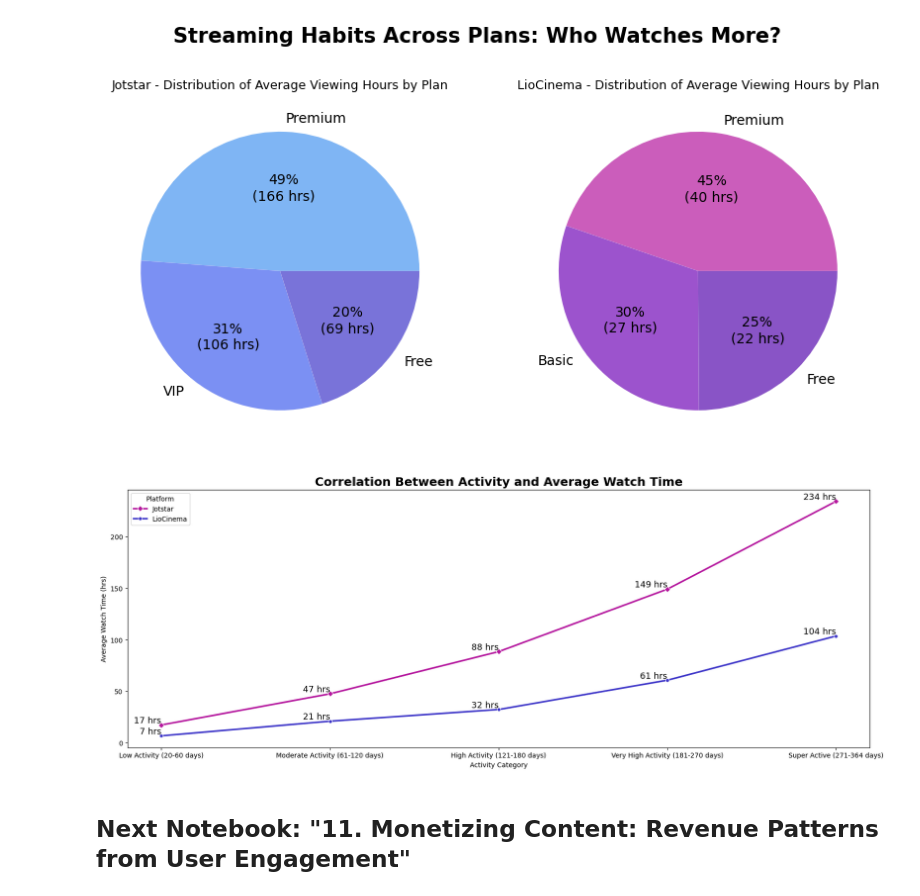
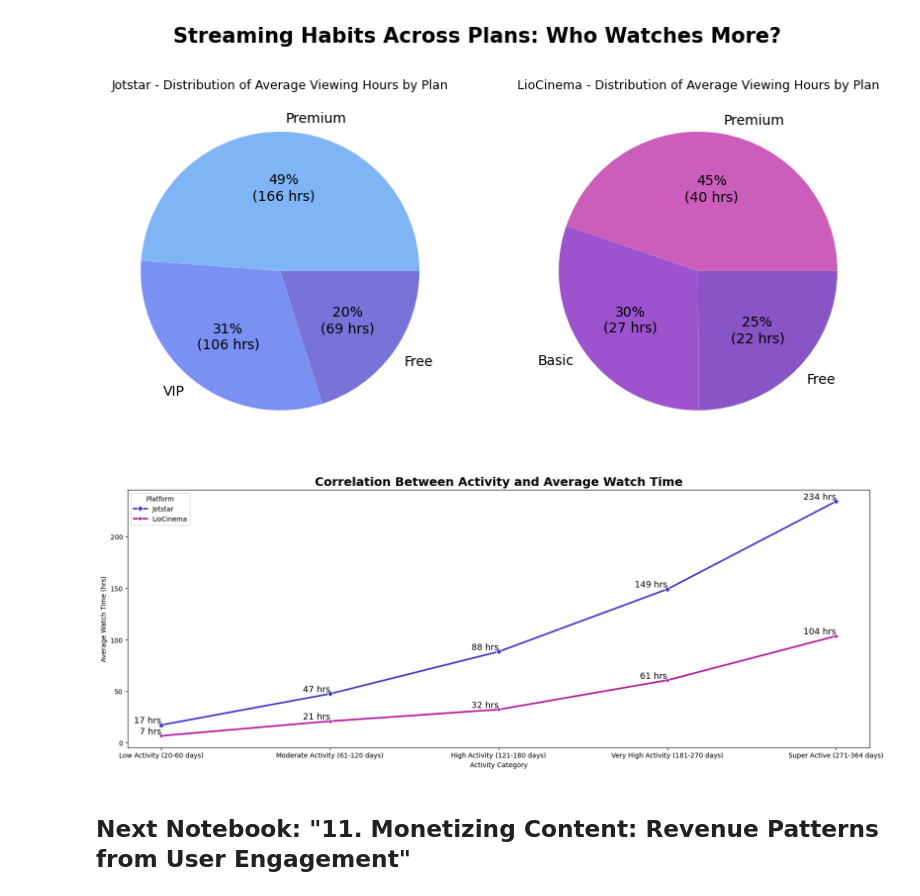
Before and after one commit to jarsheenkaur/Codebasics-Resume-Projects, a Jupyter notebook: Challenge #14 - LioJotstar (Insights for Post-Merger Growth)/LioJotstar Merger - Data Analysis with Python for Strategic Optimization/10. Streaming Insights.ipynb, the cells around one changed output. Cells and saved outputs as stored; diff of their text form; code cells hidden in the pictures.

Commit message:
Add files via upload
Slight Corrections in Plots.

```diff
--- a/Challenge #14 - LioJotstar (Insights for Post-Merger Growth)/LioJotstar Merger - Data Analysis with Python for Strategic Optimization/10. Streaming Insights.ipynb
+++ b/Challenge #14 - LioJotstar (Insights for Post-Merger Growth)/LioJotstar Merger - Data Analysis with Python for Strategic Optimization/10. Streaming Insights.ipynb
@@ -215,34 +215,34 @@ def categorize_activity(days_of_activity):
 
 jotstar_temp_df = get_correlation(jotstar_subscribers_df, jotstar_content_consumption_df)
 jotstar_temp_df['Activity Category'] = jotstar_temp_df['Total Days of Activity'].apply(categorize_activity)
 jotstar_temp_df['Platform'] = "Jotstar"
 liocinema_temp_df = get_correlation(liocinema_subscribers_df, liocinema_content_consumption_df)
 liocinema_temp_df['Activity Category'] = liocinema_temp_df['Total Days of Activity'].apply(categorize_activity)
 liocinema_temp_df['Platform'] = "LioCinema"
 merged_df = pd.concat([jotstar_temp_df, liocinema_temp_df])
 
 category_order = [
     "Low Activity (20-60 days)",
     "Moderate Activity (61-120 days)",
     "High Activity (121-180 days)",
     "Very High Activity (181-270 days)",
     "Super Active (271-364 days)"
 ]
 
 final_df = merged_df.groupby(['Platform', 'Activity Category'])['Average Watch Time (hrs)'].mean().reset_index()
 final_df['Activity Category'] = pd.Categorical(final_df['Activity Category'], categories = category_order, ordered = True)
 
 plt.figure(figsize = (20, 7))
 plt.title("Correlation Between Activity and Average Watch Time", fontsize = 18, fontweight = "bold")
 
-sns.lineplot(data = final_df, x = 'Activity Category', y = 'Average Watch Time (hrs)', hue = 'Platform', palette = ["#B5179E", "#3F37C9"],
+sns.lineplot(data = final_df, x = 'Activity Category', y = 'Average Watch Time (hrs)', hue = 'Platform', palette = ["#3F37C9", "#B5179E"],
             style = 'Platform', markers = {'Jotstar': 'D', 'LioCinema': 'h'}, linewidth = 2.5, dashes = False)
 
 for i, row in final_df.iterrows():
     plt.text(row['Activity Category'], row['Average Watch Time (hrs)'],
              f"{row['Average Watch Time (hrs)']:.0f} hrs",
              ha = "right", va = "bottom", fontsize = 13)
 # %% [output]
-[figure, old version]
+[figure, new version]
 # %% [markdown]
 ## Next Notebook: "11. Monetizing Content: Revenue Patterns from User Engagement"
```
Also changed, not shown: 1 other file.
